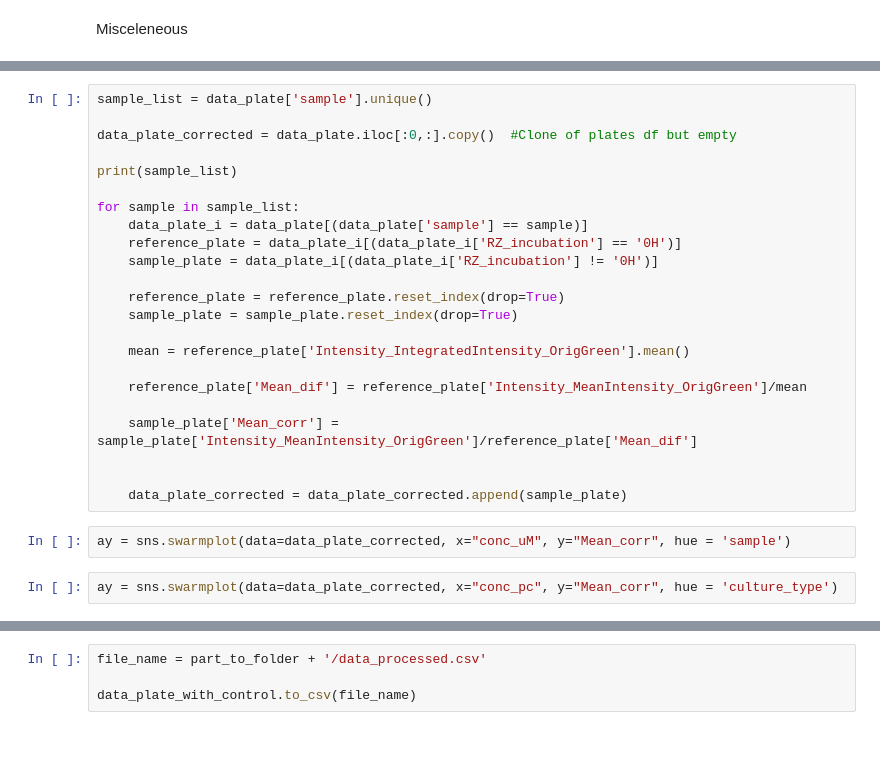
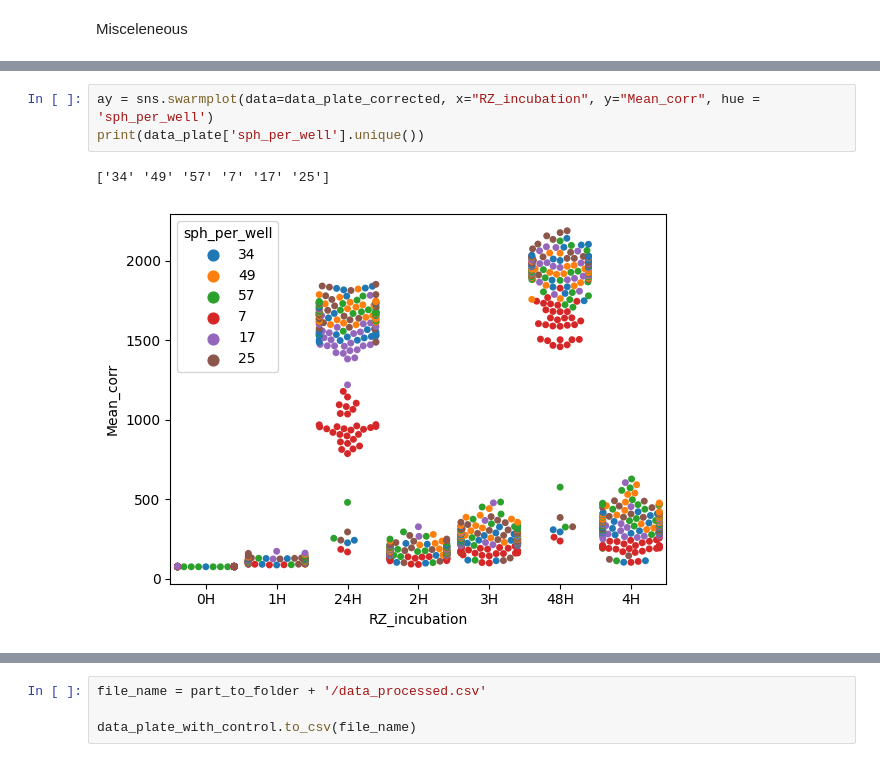
Before and after one commit to arteys/Resazurin_ChemiDoc, a Jupyter notebook: RZ_reference_plate SPH number.ipynb, the cells around one changed output, grey strips where cells are left out. Drawn from its saved outputs; the diff is of its cells as text.

```diff
--- a/RZ_reference_plate SPH number.ipynb
+++ b/RZ_reference_plate SPH number.ipynb
@@ -159,27 +177,6 @@ for c_type in cul_type_list:
-# %%
-sample_list = data_plate['sample'].unique()
-
-data_plate_corrected = data_plate.iloc[:0,:].copy()  #Clone of plates df but empty
-
-print(sample_list)
-
-for sample in sample_list:
-    data_plate_i = data_plate[(data_plate['sample'] == sample)]
-    reference_plate = data_plate_i[(data_plate_i['RZ_incubation'] == '0H')]
-    sample_plate = data_plate_i[(data_plate_i['RZ_incubation'] != '0H')]
-
-    reference_plate = reference_plate.reset_index(drop=True)
-    sample_plate = sample_plate.reset_index(drop=True)
-
-    mean = reference_plate['Intensity_IntegratedIntensity_OrigGreen'].mean()
-
-    reference_plate['Mean_dif'] = reference_plate['Intensity_MeanIntensity_OrigGreen']/mean
-
-    sample_plate['Mean_corr'] = sample_plate['Intensity_MeanIntensity_OrigGreen']/reference_plate['Mean_dif']
-
-
-    data_plate_corrected = data_plate_corrected.append(sample_plate)
 # %%
-ay = sns.swarmplot(data=data_plate_corrected, x="conc_uM", y="Mean_corr", hue = 'sample')
+ay = sns.swarmplot(data=data_plate_corrected, x="RZ_incubation", y="Mean_corr", hue = 'sph_per_well')
+print(data_plate['sph_per_well'].unique())
+# %% [output]
+['34' '49' '57' '7' '17' '25']
+[figure, added]
-# %%
-ay = sns.swarmplot(data=data_plate_corrected, x="conc_pc", y="Mean_corr", hue = 'culture_type')
```
Also changed, not shown: parts of 16 cells of this notebook.
